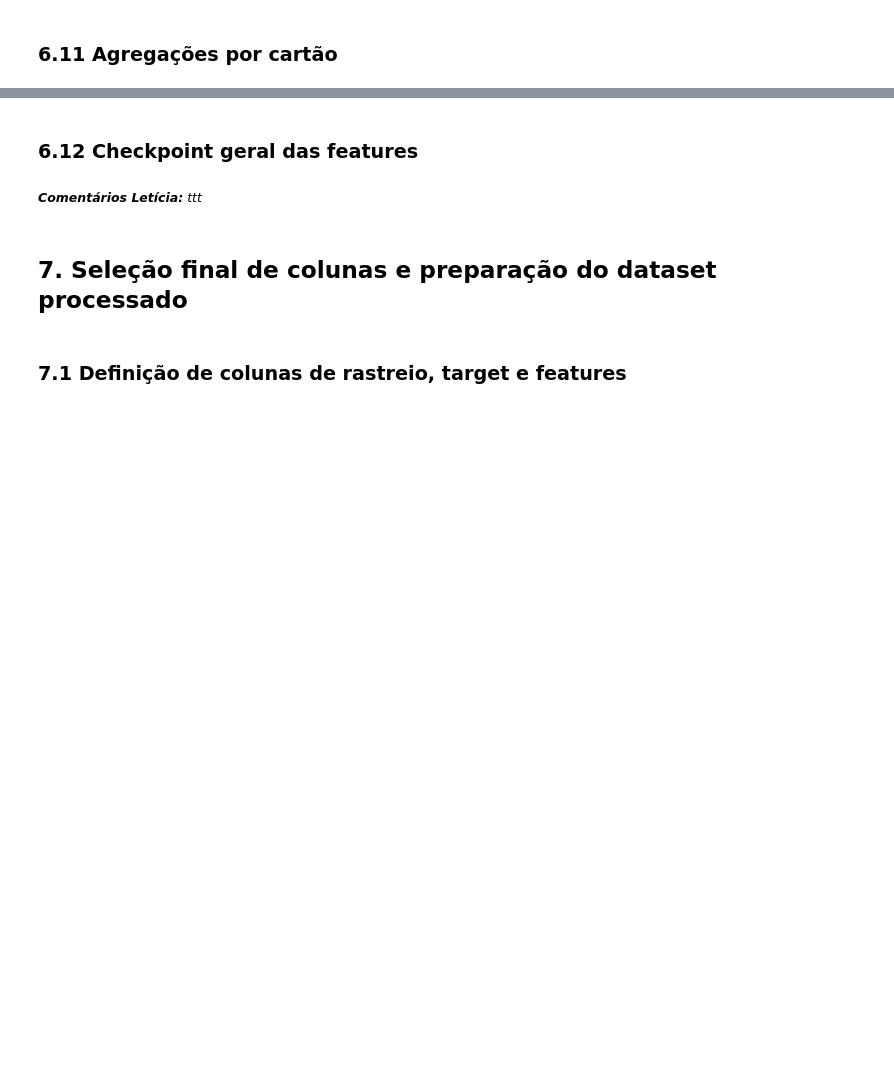
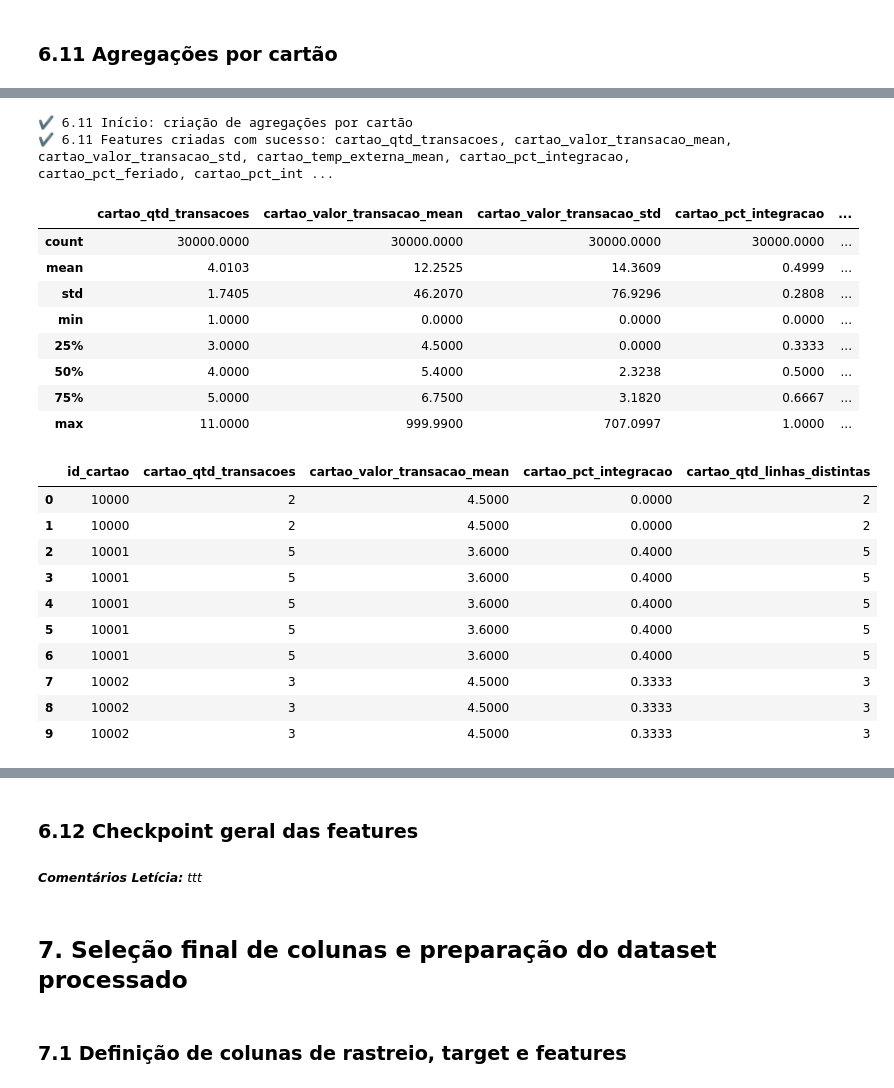
Before and after one commit to lpdata/fraude_bilhetagem, a Jupyter notebook: notebooks/02_tratamento_features.ipynb, the cells around one changed output, grey strips where cells are left out. Drawn from its saved outputs; the diff is of its cells as text; code cells hidden in the pictures; blank space fills up the shorter version.

```diff
--- a/notebooks/02_tratamento_features.ipynb
+++ b/notebooks/02_tratamento_features.ipynb
@@ -905,0 +1323,79 @@ Duplicatas em id_transacao: 0
+# %%
+checkpoint("6.11 Início: criação de agregações por cartão")
+
+# Agregações numéricas e comportamentais por cartão
+agg_cartao = (
+    df.groupby('id_cartao')
+      .agg(
+          cartao_qtd_transacoes=('id_transacao', 'count'),
+          cartao_valor_transacao_mean=('valor_transacao', 'mean'),
+          cartao_valor_transacao_std=('valor_transacao', 'std'),
+          cartao_temp_externa_mean=('temp_externa', 'mean'),
+          cartao_pct_integracao=('is_integracao_metro', 'mean'),
+          cartao_pct_feriado=('is_feriado', 'mean'),
+          cartao_pct_intervalo_curto=('uso_intervalo_curto', 'mean'),
+          cartao_qtd_linhas_distintas=('linha_onibus', 'nunique'),
+          cartao_qtd_dispositivos_distintos=('id_dispositivo', 'nunique'),
+          cartao_qtd_motoristas_distintos=('id_motorista', 'nunique'),
+      )
+      .reset_index()
+)
+
+# Preenche std nulo (cartões com 1 transação) com 0 para manter interpretabilidade
+agg_cartao['cartao_valor_transacao_std'] = agg_cartao['cartao_valor_transacao_std'].fillna(0)
+
+# Merge de volta no dataset transacional
+df = df.merge(agg_cartao, on='id_cartao', how='left')
+
+checkpoint(
+    "6.11 Features criadas com sucesso: "
+    "cartao_qtd_transacoes, cartao_valor_transacao_mean, cartao_valor_transacao_std, "
+    "cartao_temp_externa_mean, cartao_pct_integracao, cartao_pct_feriado, "
+    "cartao_pct_intervalo_curto, cartao_qtd_linhas_distintas, cartao_qtd_dispositivos_distintos, "
+    "cartao_qtd_motoristas_distintos"
+)
+
+display(
+    df[
+        [
+            'cartao_qtd_transacoes',
+            'cartao_valor_transacao_mean',
+            'cartao_valor_transacao_std',
+            'cartao_pct_integracao',
+            'cartao_pct_intervalo_curto',
+            'cartao_qtd_linhas_distintas',
+            'cartao_qtd_dispositivos_distintos',
+            'cartao_qtd_motoristas_distintos'
+        ]
+    ].describe()
+)
+
+display(
+    df[
+        ['id_cartao', 'cartao_qtd_transacoes', 'cartao_valor_transacao_mean',
+         'cartao_pct_integracao', 'cartao_qtd_linhas_distintas']
+    ].head(10)
+)
+# %% [output]
+✔ 6.11 Início: criação de agregações por cartão
+✔ 6.11 Features criadas com sucesso: cartao_qtd_transacoes, cartao_valor_transacao_mean, cartao_valor_transacao_std, cartao_temp_externa_mean, cartao_pct_integracao, cartao_pct_feriado, cartao_pct_int ...
+|  | cartao_qtd_transacoes | cartao_valor_transacao_mean | cartao_valor_transacao_std | cartao_pct_integracao | ... |
+| count | 30000.0000 | 30000.0000 | 30000.0000 | 30000.0000 | ... |
+| mean | 4.0103 | 12.2525 | 14.3609 | 0.4999 | ... |
+| std | 1.7405 | 46.2070 | 76.9296 | 0.2808 | ... |
+| min | 1.0000 | 0.0000 | 0.0000 | 0.0000 | ... |
+| 25% | 3.0000 | 4.5000 | 0.0000 | 0.3333 | ... |
+| 50% | 4.0000 | 5.4000 | 2.3238 | 0.5000 | ... |
+| 75% | 5.0000 | 6.7500 | 3.1820 | 0.6667 | ... |
+| max | 11.0000 | 999.9900 | 707.0997 | 1.0000 | ... |
+|  | id_cartao | cartao_qtd_transacoes | cartao_valor_transacao_mean | cartao_pct_integracao | cartao_qtd_linhas_distintas |
+| 0 | 10000 | 2 | 4.5000 | 0.0000 | 2 |
+| 1 | 10000 | 2 | 4.5000 | 0.0000 | 2 |
+| 2 | 10001 | 5 | 3.6000 | 0.4000 | 5 |
+| 3 | 10001 | 5 | 3.6000 | 0.4000 | 5 |
+| 4 | 10001 | 5 | 3.6000 | 0.4000 | 5 |
+| 5 | 10001 | 5 | 3.6000 | 0.4000 | 5 |
+| 6 | 10001 | 5 | 3.6000 | 0.4000 | 5 |
+| 7 | 10002 | 3 | 4.5000 | 0.3333 | 3 |
+| 8 | 10002 | 3 | 4.5000 | 0.3333 | 3 |
+| 9 | 10002 | 3 | 4.5000 | 0.3333 | 3 |
```
Also changed, not shown: parts of 35 cells of this notebook.
